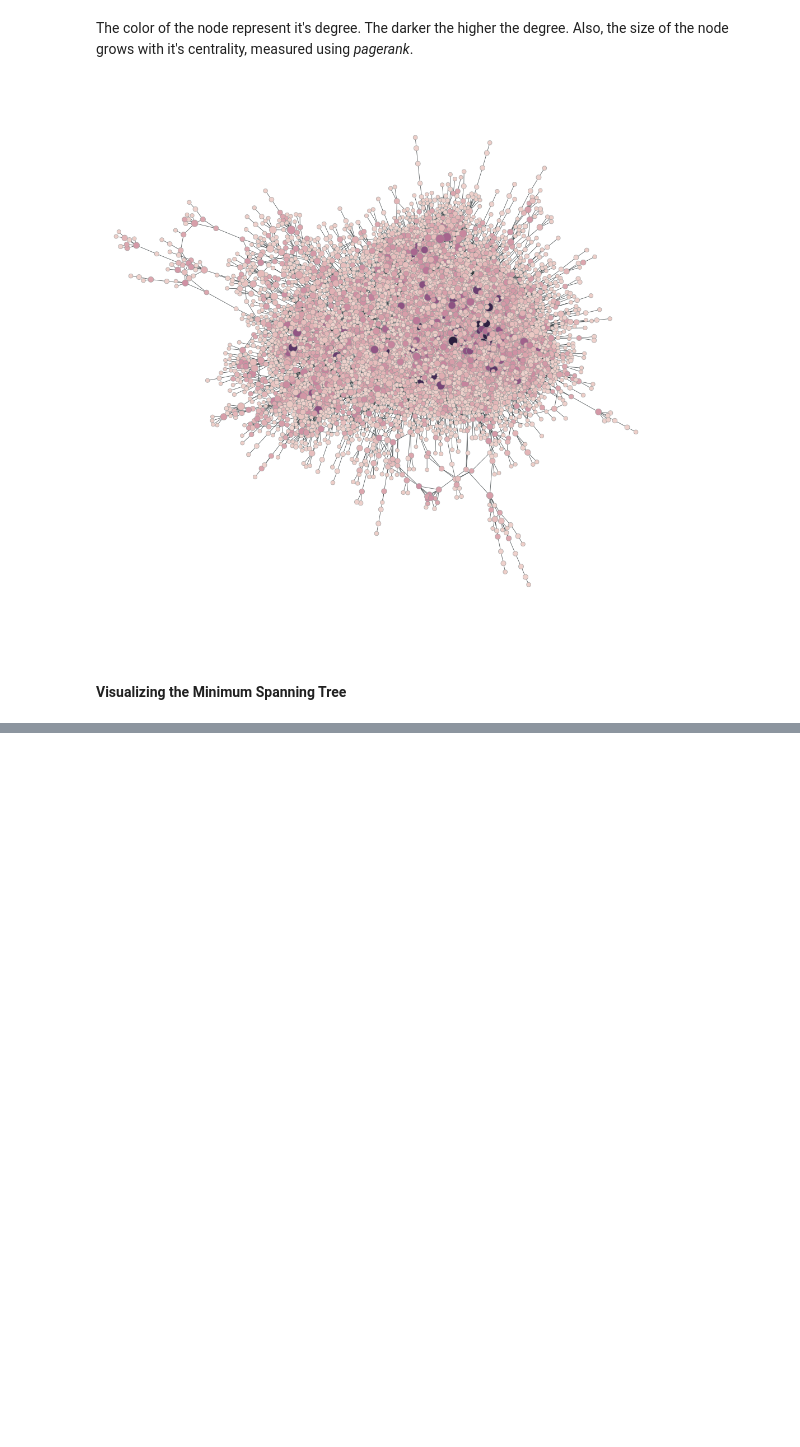
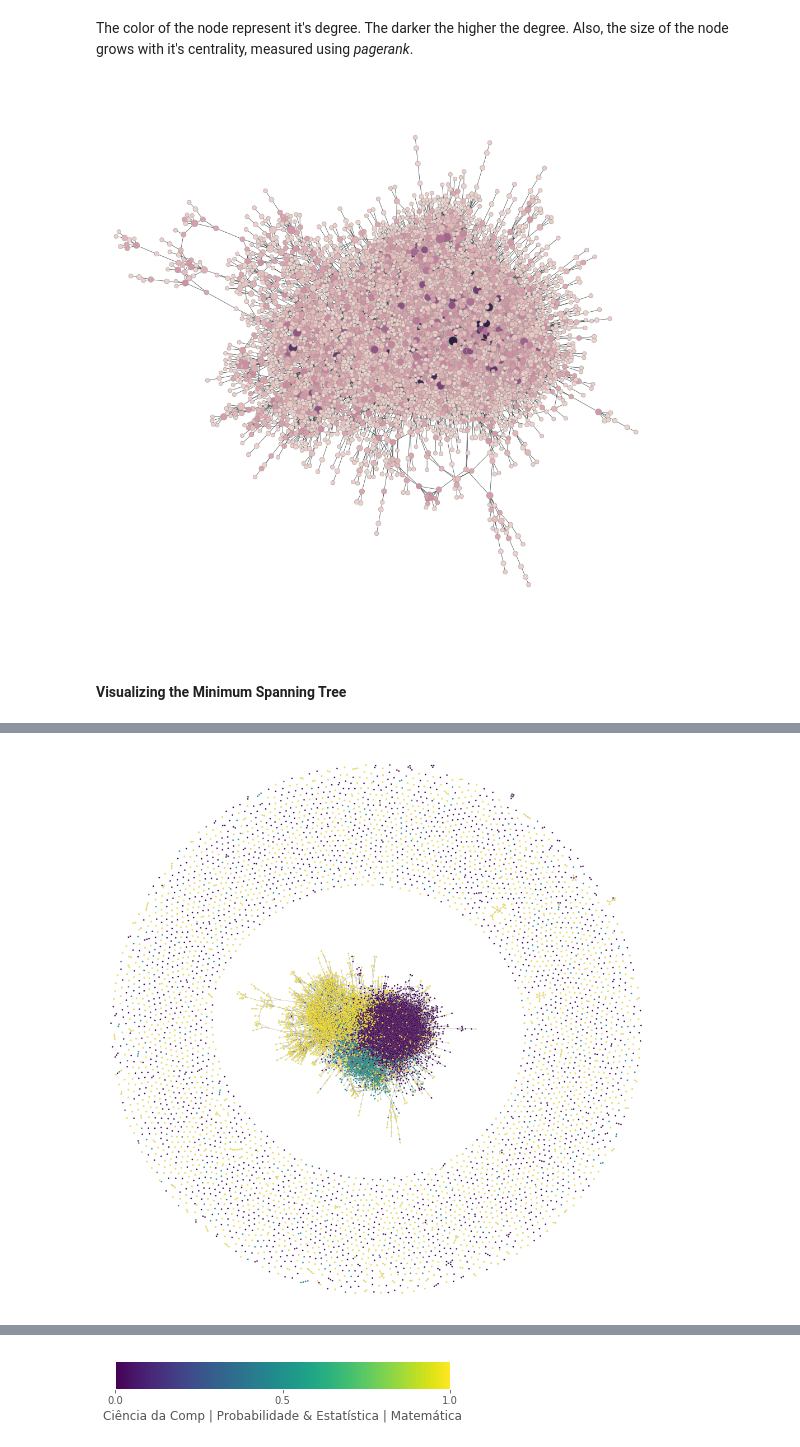
Before and after one commit to davibarreira/PBMNet, a Jupyter notebook: Create_Network.ipynb, the cells around one changed output, grey strips where cells are left out. Drawn from its saved outputs; the diff is of its cells as text; code cells hidden in the pictures; blank space fills up the shorter version.

Commit message:
Visualizacao por Area

```diff
--- a/Create_Network.ipynb
+++ b/Create_Network.ipynb
@@ -619,0 +621,20 @@ authors_degree.to_csv('./views/authors_degrees.csv',sep=';',encoding='latin-1')
+# %%
+fig, ax = plt.subplots(figsize=(6, 1))
+fig.subplots_adjust(bottom=0.5)
+
+cmap = mpl.cm.viridis
+norm = mpl.colors.Normalize(vmin=0, vmax=1)
+
+bounds = [0,0.5,1]
+cb1 = mpl.colorbar.ColorbarBase(ax, cmap=cmap,
+                                norm=norm,ticks=bounds,
+                                orientation='horizontal')
+cb1.set_label('Ciência da Comp | Probabilidade & Estatística | Matemática')
+fig.show()
+
+cmap = sns.cubehelix_palette(8,as_cmap=True)
+cmap = mpl.cm.viridis
+deg = g.degree_property_map("total")
+gt.graph_draw(g,pos=pos_complete,vertex_fill_color=g.vp['CODE_AREA'],vcmap=cmap,output_size=(1000,1000))
+# %% [output]
+[figure, added]
@@ -619,0 +642 @@ authors_degree.to_csv('./views/authors_degrees.csv',sep=';',encoding='latin-1')
+[figure, added]
```
Also changed, not shown: parts of 3 cells of this notebook.
